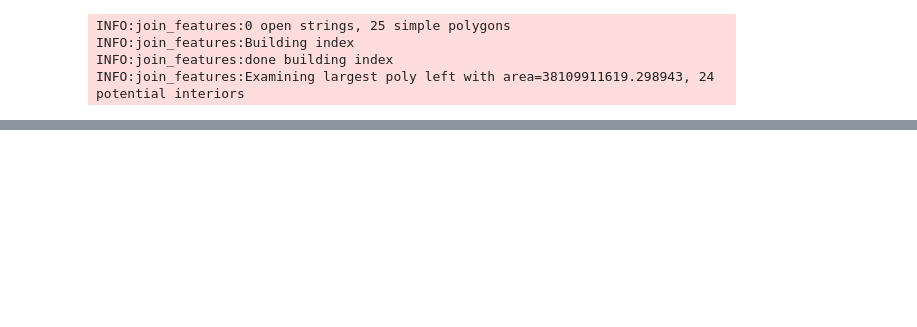
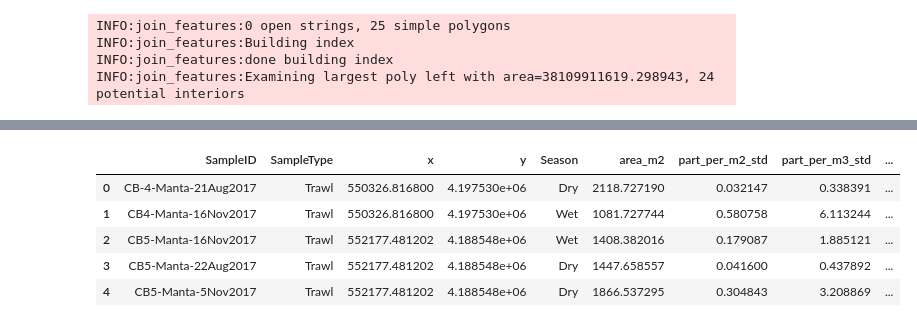
Before and after one commit to rustychris/microplastic_sfbay, a Jupyter notebook: postprocess/conc_plots.ipynb, the cells around one changed output, grey strips where cells are left out. Saved outputs shown, nothing was run; the diff lists cells and outputs as text; code cells hidden in the pictures; blank space fills up the shorter version.

```diff
--- a/postprocess/conc_plots.ipynb
+++ b/postprocess/conc_plots.ipynb
@@ -450,3 +586,25 @@ manta
+# %%
+# Plot a sum, surface plot vs. the manta
+manta_std=pd.read_csv('manta_summary-v01std.csv')
+manta_nofiber=pd.read_csv('manta_summary-v01nofiber.csv')
+
+split_fields=('SampleID','part_per_m2','part_per_m3')
+common_fields=('SampleID','SampleType','x','y','Season','area_m2')
+manta_combined=pd.merge(manta_std.loc[:, split_fields],
+                        manta_nofiber.loc[:, split_fields],
+                        left_on='SampleID',right_on='SampleID',
+                        how='outer',suffixes=['_std','_nofiber'])
+manta=pd.merge(manta_std.loc[:,common_fields],
+               manta_combined,
+               left_on='SampleID',right_on='SampleID')
+manta.head()
+# %% [output]
+|  | SampleID | SampleType | x | y | Season | area_m2 | part_per_m2_std | part_per_m3_std | ... |
+| 0 | CB-4-Manta-21Aug2017 | Trawl | 550326.816800 | 4.197530e+06 | Dry | 2118.727190 | 0.032147 | 0.338391 | ... |
+| 1 | CB4-Manta-16Nov2017 | Trawl | 550326.816800 | 4.197530e+06 | Wet | 1081.727744 | 0.580758 | 6.113244 | ... |
+| 2 | CB5-Manta-16Nov2017 | Trawl | 552177.481202 | 4.188548e+06 | Wet | 1408.382016 | 0.179087 | 1.885121 | ... |
+| 3 | CB5-Manta-22Aug2017 | Trawl | 552177.481202 | 4.188548e+06 | Dry | 1447.658557 | 0.041600 | 0.437892 | ... |
+| 4 | CB5-Manta-5Nov2017 | Trawl | 552177.481202 | 4.188548e+06 | Dry | 1866.537295 | 0.304843 | 3.208869 | ... |
 # %%
 # So I want a sum concentration representative of wet weather.
 # either 2/28 or 3/02.
```
Also changed, not shown: parts of 19 cells of this notebook.
